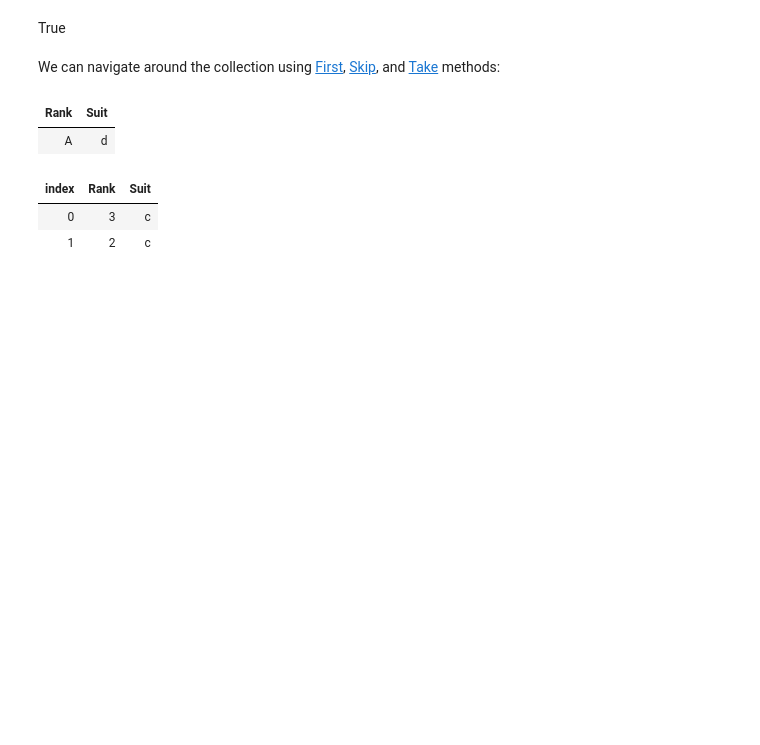
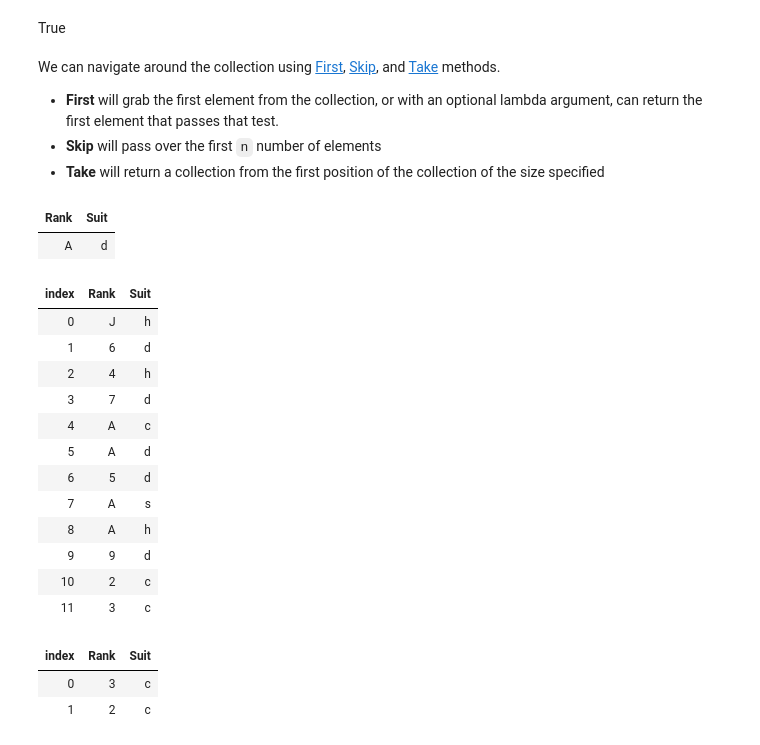
Before and after one commit to csharpfritz/csharp_with_csharpfritz, a Jupyter notebook: notebooks/0105-CollectionsAndGenerics.ipynb, the cells around one changed output. Drawn from its saved outputs; the diff is of its cells as text; code cells hidden in the pictures; blank space fills up the shorter version.

Commit message:
Completed LINQ to Objects segment

```diff
--- a/notebooks/0105-CollectionsAndGenerics.ipynb
+++ b/notebooks/0105-CollectionsAndGenerics.ipynb
@@ -588,13 +588,34 @@ deck._Inner.Where(c => c.Suit != "c" && c.Suit != "h").Any()
 # %% [output]
 True
 # %% [markdown]
-We can navigate around the collection using [First](https://docs.microsoft.com/dotnet/api/system.linq.enumerable.first?view=netcore-3.1&WT.mc_id=visualstudio-twitch-jefritz), [Skip](https://docs.microsoft.com/dotnet/api/system.linq.enumerable.skip?view=netcore-3.1&WT.mc_id=visualstudio-twitch-jefritz), and [Take](https://docs.microsoft.com/dotnet/api/system.linq.enumerable.take?view=netcore-3.1&WT.mc_id=visualstudio-twitch-jefritz) methods:
+We can navigate around the collection using [First](https://docs.microsoft.com/dotnet/api/system.linq.enumerable.first?view=netcore-3.1&WT.mc_id=visualstudio-twitch-jefritz), [Skip](https://docs.microsoft.com/dotnet/api/system.linq.enumerable.skip?view=netcore-3.1&WT.mc_id=visualstudio-twitch-jefritz), and [Take](https://docs.microsoft.com/dotnet/api/system.linq.enumerable.take?view=netcore-3.1&WT.mc_id=visualstudio-twitch-jefritz) methods.
+
+- **First** will grab the first element from the collection, or with an optional lambda argument, can return the first element that passes that test.
+- **Skip** will pass over the first `n` number of elements
+- **Take** will return a collection from the first position of the collection of the size specified
 # %%
 // Get the first item in the collection
 deck._Inner.First()
 # %% [output]
 | Rank | Suit |
 | A | d |
+# %%
+// Skip the first item in the collection and return the rest of the collection
+deck._Inner.Skip(1)
+# %% [output]
+| index | Rank | Suit |
+| 0 | J | h |
+| 1 | 6 | d |
+| 2 | 4 | h |
+| 3 | 7 | d |
+| 4 | A | c |
+| 5 | A | d |
+| 6 | 5 | d |
+| 7 | A | s |
+| 8 | A | h |
+| 9 | 9 | d |
+| 10 | 2 | c |
+| 11 | 3 | c |
 # %%
 // Just like at a poker game, skip 1 card and take the next 2 cards
 deck._Inner.Skip(1).Take(2)
```
Also changed, not shown: parts of 4 cells of this notebook.
